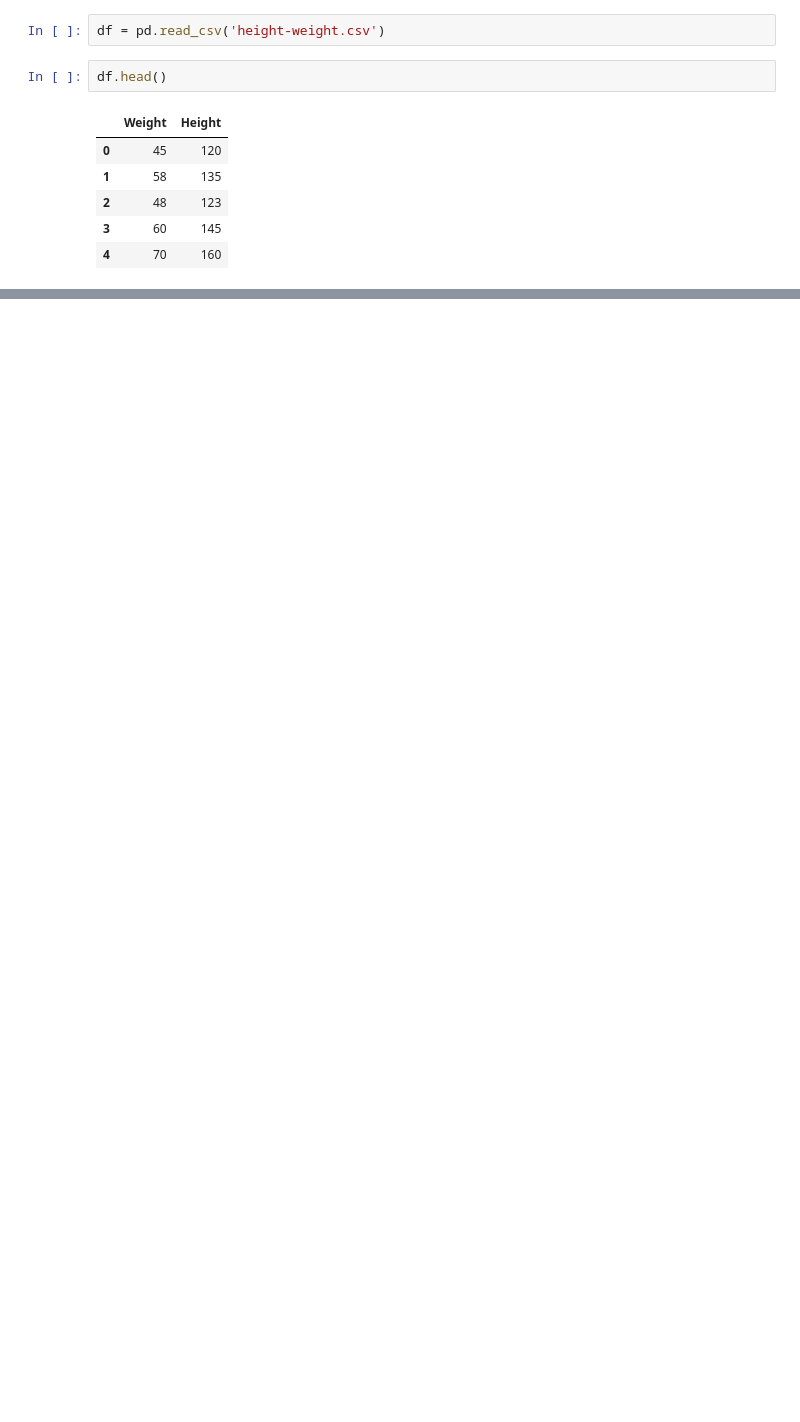
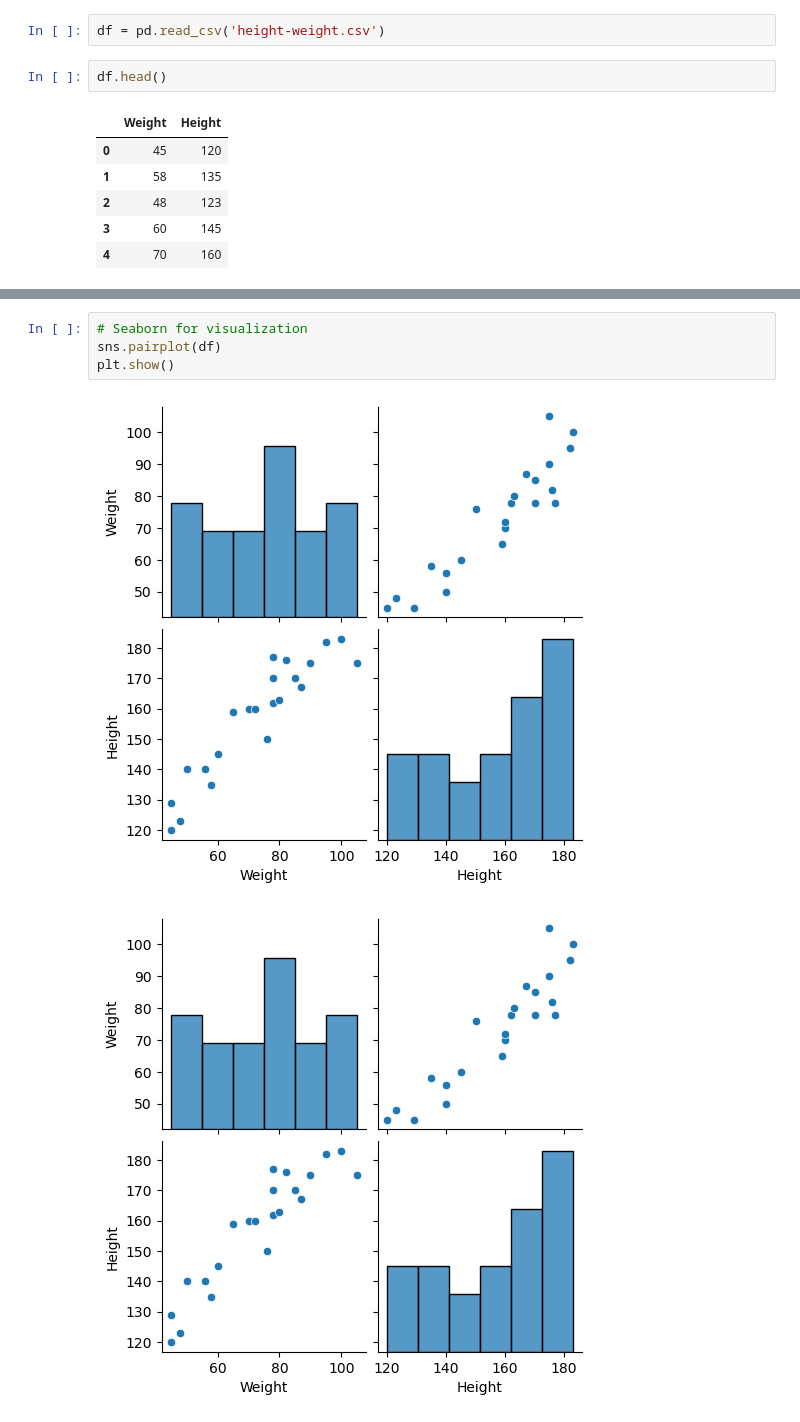
Before and after one commit to nsn-mah6/Linear_Regresssion, a Jupyter notebook: simple_linear_regression.ipynb, the cells around one changed output, grey strips where cells are left out. Drawn from its saved outputs; the diff is of its cells as text; blank space fills up the shorter version.

```diff
--- a/simple_linear_regression.ipynb
+++ b/simple_linear_regression.ipynb
@@ -16,0 +39,7 @@ df.head()
+# %%
+# Seaborn for visualization
+sns.pairplot(df)
+plt.show()
+# %% [output]
+[figure, added]
+[figure, added]
```
Also changed, not shown: parts of 14 cells of this notebook.
